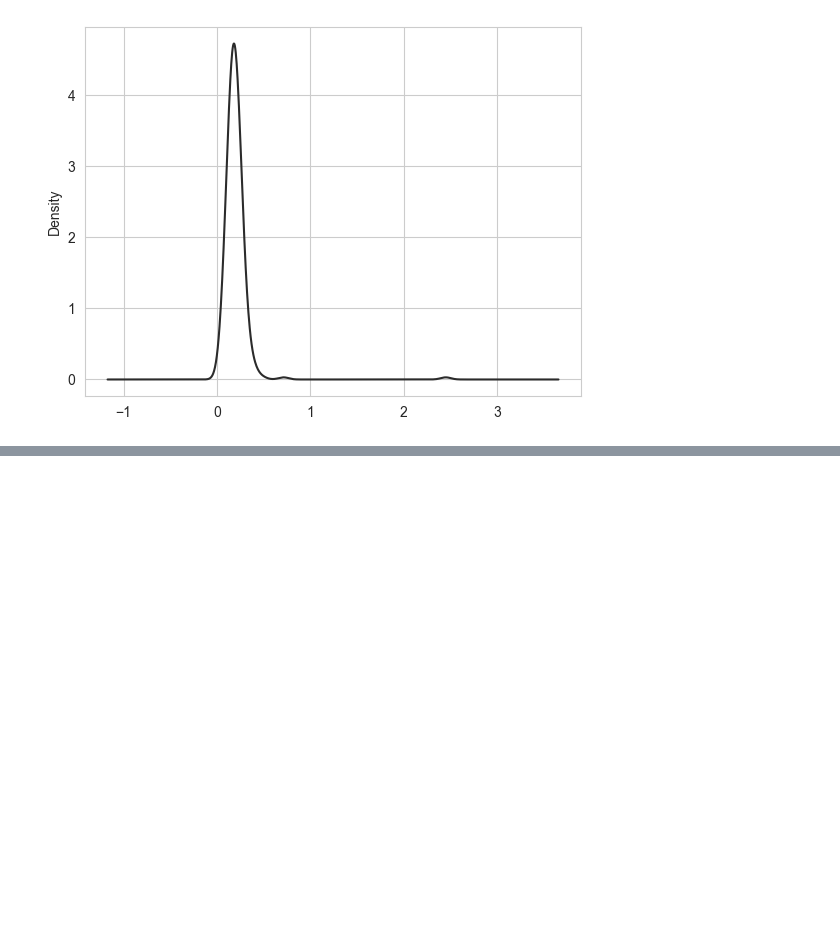
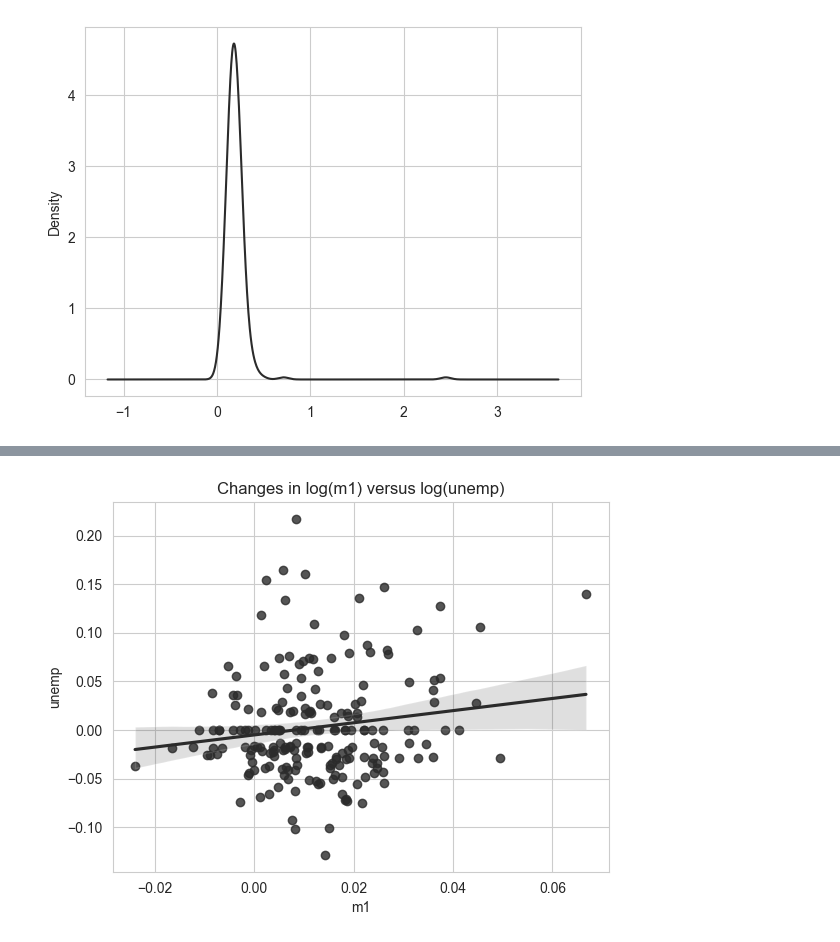
Before and after one commit to chadallison/p4da, a Jupyter notebook: ch9.ipynb, the cells around one changed output, grey strips where cells are left out. Cells and saved outputs as stored; diff of their text form; code cells hidden in the pictures; blank space fills up the shorter version.

```diff
--- a/ch9.ipynb
+++ b/ch9.ipynb
@@ -272,0 +271,7 @@ plt.show()
+# %%
+# scatter or point plots
+macro = pd.read_csv("https://raw.githubusercontent.com/wesm/pydata-book/3rd-edition/examples/macrodata.csv")
+data = macro[["cpi", "m1", "tbilrate", "unemp"]]
+trans_data = np.log(data).diff().dropna()
+
+trans_data.tail()
@@ -272,0 +285,6 @@ plt.show()
+# %%
+ax = sns.regplot(x = "m1", y = "unemp", data = trans_data)
+ax.set_title("Changes in log(m1) versus log(unemp)")
+plt.show()
+# %% [output]
+[figure, added]
```
Also changed, not shown: parts of 19 cells of this notebook.
